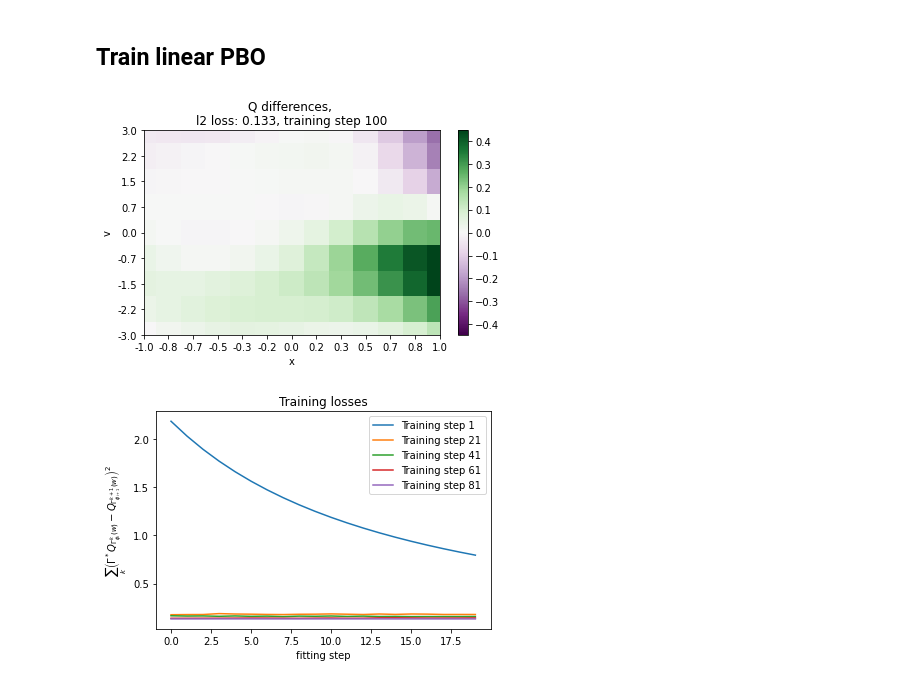
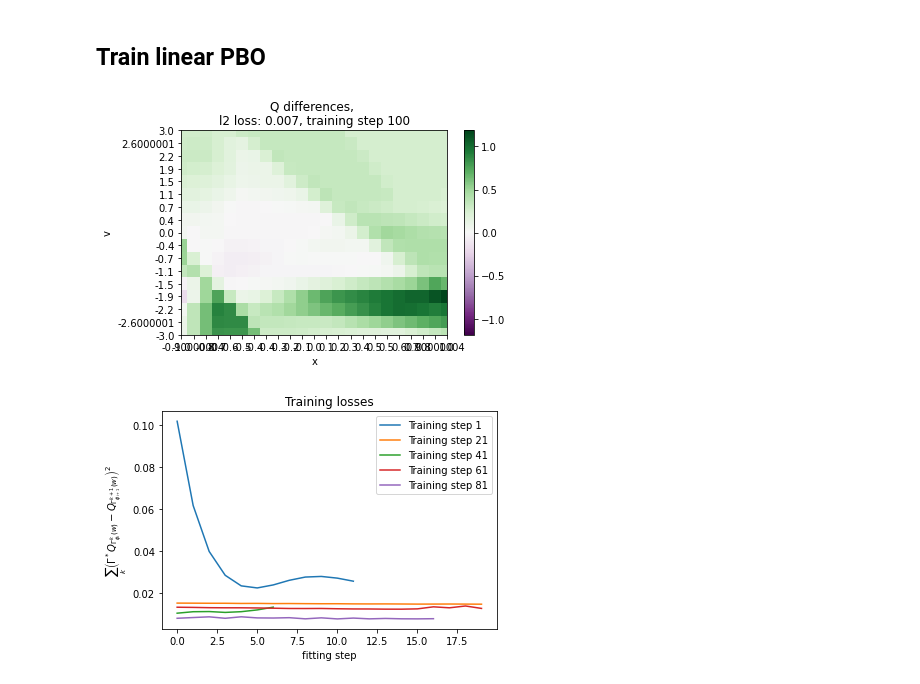
Before and after one commit to theovincent/PBO, a Jupyter notebook: pbo_car_on_hill.ipynb, the cells around one changed output. Saved outputs shown, nothing was run; the diff lists cells and outputs as text; code cells hidden in the pictures.

```diff
--- a/pbo_car_on_hill.ipynb
+++ b/pbo_car_on_hill.ipynb
@@ -320,9 +353,6 @@ from pbo.weights_collection.weights_buffer import WeightsBuffer
 
 
 weights_buffer = WeightsBuffer()
-
-# Add initial validation weights
-weights_buffer.add(validation_initial_weight)
 
 # Add randow weights
 q_pbo = FullyConnectedQ(
@@ -337,7 +367,7 @@ q_pbo = FullyConnectedQ(
     random_weights_key=random_weights_key,
     learning_rate=None,
     layers_dimension=layers_dimension,
-    zero_initializer=False,
+    zero_initializer=True,
 )
 
 while len(weights_buffer) < n_weights:
@@ -355,49 +385,60 @@ from pbo.networks.learnable_pbo import LinearPBO
 
 data_loader_samples = SampleDataLoader(replay_buffer, batch_size_samples, shuffle_key)
 data_loader_weights = WeightsDataLoader(weights_buffer, batch_size_weights, shuffle_key)
-pbo = LinearPBO(q_pbo, max_bellman_iterations, True, pbo_network_key, learning_rate)  # add_infinity == True
-importance_iteration = jnp.zeros(max_bellman_iterations + 1)
+pbo = LinearPBO(q_pbo, max_bellman_iterations, False, pbo_network_key, learning_rate)  # add_infinity == True
+importance_iteration = jnp.ones(max_bellman_iterations + 1)
 
 l2_losses = np.ones((training_steps, fitting_steps)) * np.nan
 
 for training_step in range(training_steps):
-    if training_step // 20 <= max_bellman_iterations:
-        importance_iteration = jnp.linspace(max_bellman_iterations, training_step // 20 + 1, max_bellman_iterations + 1)
-    print(importance_iteration)
     params_target = pbo.params
+    best_loss = float('inf')
+    patience = 0
 
     for fitting_step in range(fitting_steps):
         cumulative_l2_loss = 0
 
         data_loader_weights.shuffle()
         for batch_weights in data_loader_weights:
             data_loader_samples.shuffle()
             for batch_samples in data_loader_samples:
                 pbo.params, pbo.optimizer_state, l2_loss = pbo.learn_on_batch(
                     pbo.params, params_target, pbo.optimizer_state, batch_weights, batch_samples, importance_iteration
                 )
                 cumulative_l2_loss += l2_loss
 
         l2_losses[training_step, fitting_step] = cumulative_l2_loss
+        if cumulative_l2_loss / best_loss * 100 < 99.99:
+            patience = 0
+            best_loss = cumulative_l2_loss
+        else:
+            patience += 1
 
-    if (training_step + 1) % 5 == 0:
+        if patience > 5:
+            break
+
+    if not pbo.add_infinity:
+        q_weight = data_loader_weights.weights[0]
+        for _ in range(max_bellman_iterations):
+            q_weight = pbo(pbo.params, q_weight)
+    else:
         q_weight = pbo.fixed_point(pbo.params)
-        q_pbo.params = q_pbo.to_params(q_weight)
-        diff_q_pbo = env.diff_q_mesh(q_pbo, states_x_visu, states_v_visu)
+    q_pbo.params = q_pbo.to_params(q_weight)
+    diff_q_pbo = env.diff_q_mesh(q_pbo, states_x_visu, states_v_visu)
 
-        q_visu_mesh.set_values(diff_q_pbo)
-        q_visu_mesh.show(f"Q differences, \nl2 loss: {str(jnp.round(cumulative_l2_loss, 3))}, training step {training_step + 1}", xlabel="x", ylabel="v")
+    q_visu_mesh.set_values(diff_q_pbo)
+    q_visu_mesh.show(f"Q differences, \nl2 loss: {str(jnp.round(cumulative_l2_loss, 3))}, training step {training_step + 1}", xlabel="x", ylabel="v")
 
 
 for training_step in range(0, training_steps, max(training_steps // 5, 1)):
     plt.plot(l2_losses[training_step], label=f"Training step {training_step + 1}")
 
 plt.legend()
 plt.xlabel("fitting step")
 plt.ylabel(r"$\sum_{k} \left(\Gamma^*Q_{\Gamma_{\phi_i}^k(w)} - Q_{\Gamma_{\phi_{i + 1}}^{k + 1}(w)} \right)^2$")
 plt.title("Training losses")
 plt.show()
 # %% [output]
-[figure, old version]
+[figure, new version]
-[figure, old version]
+[figure, new version]
 # %%
```
Also changed, not shown: parts of 16 cells of this notebook, 1 other file.
